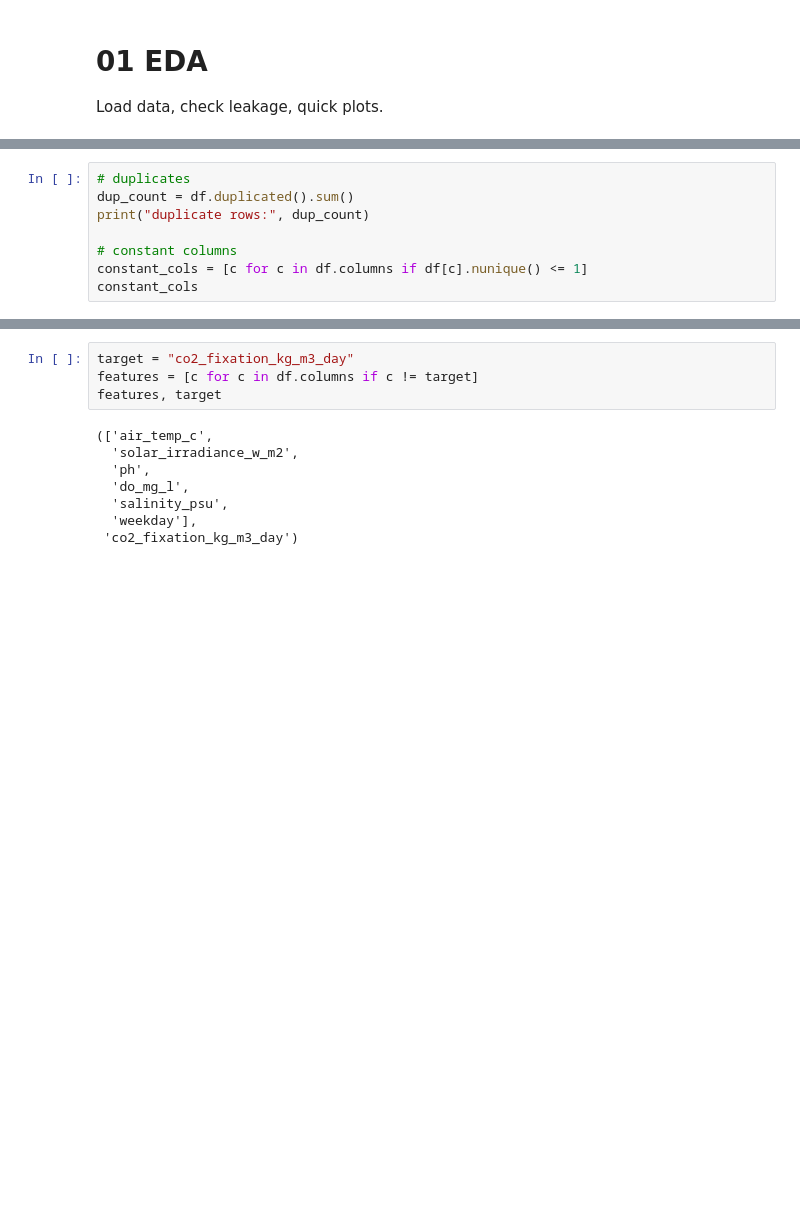
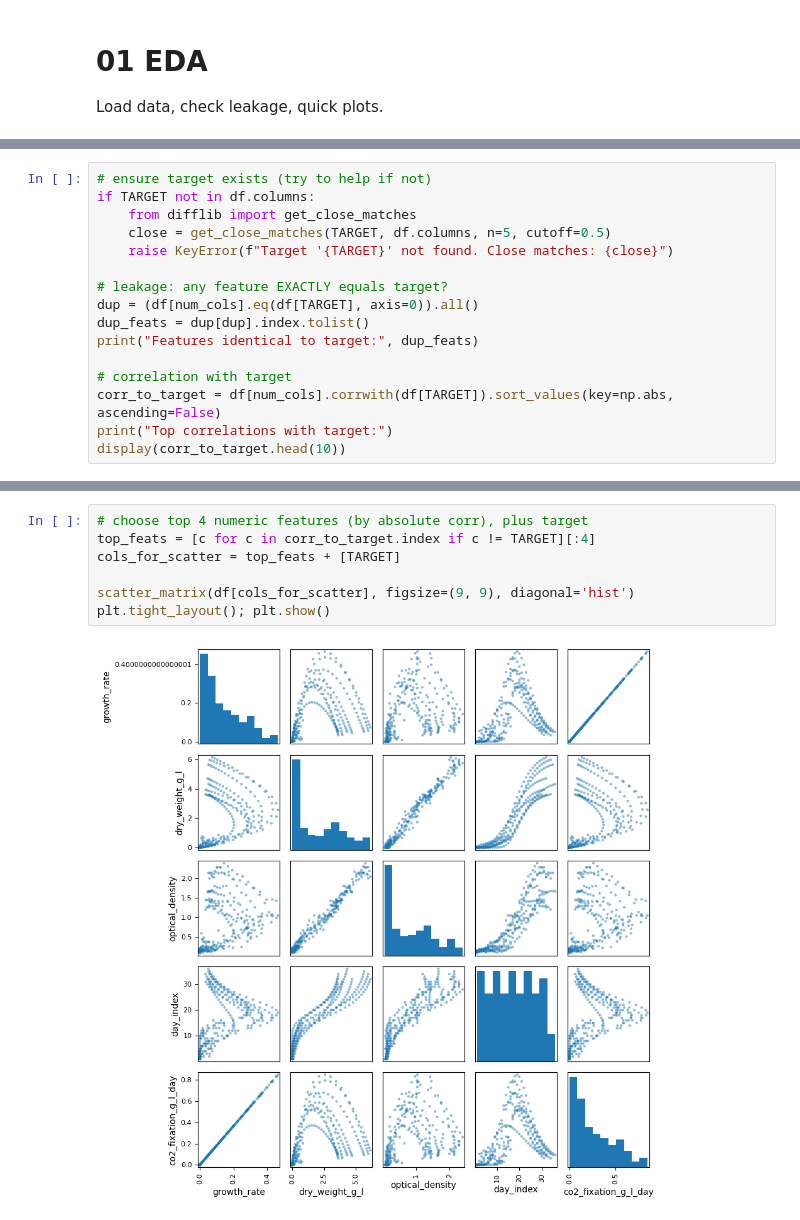
Before and after one commit to ghiffarin/carbon-fixation-ml-starter, a Jupyter notebook: notebooks/01_eda.ipynb, the cells around one changed output, grey strips where cells are left out. Saved outputs shown, nothing was run; the diff lists cells and outputs as text; blank space fills up the shorter version.

```diff
--- a/notebooks/01_eda.ipynb
+++ b/notebooks/01_eda.ipynb
@@ -81,9 +164,17 @@ dtype: int64
 # %%
-# duplicates
-dup_count = df.duplicated().sum()
-print("duplicate rows:", dup_count)
+# ensure target exists (try to help if not)
+if TARGET not in df.columns:
+    from difflib import get_close_matches
+    close = get_close_matches(TARGET, df.columns, n=5, cutoff=0.5)
+    raise KeyError(f"Target '{TARGET}' not found. Close matches: {close}")
 
-# constant columns
-constant_cols = [c for c in df.columns if df[c].nunique() <= 1]
-constant_cols
+# leakage: any feature EXACTLY equals target?
+dup = (df[num_cols].eq(df[TARGET], axis=0)).all()
+dup_feats = dup[dup].index.tolist()
+print("Features identical to target:", dup_feats)
+
+# correlation with target
+corr_to_target = df[num_cols].corrwith(df[TARGET]).sort_values(key=np.abs, ascending=False)
+print("Top correlations with target:")
+display(corr_to_target.head(10))
 # %% [output]
@@ -92,13 +194,10 @@ duplicate rows: 0
 # %%
-target = "co2_fixation_kg_m3_day"
-features = [c for c in df.columns if c != target]
-features, target
+# choose top 4 numeric features (by absolute corr), plus target
+top_feats = [c for c in corr_to_target.index if c != TARGET][:4]
+cols_for_scatter = top_feats + [TARGET]
+
+scatter_matrix(df[cols_for_scatter], figsize=(9, 9), diagonal='hist')
+plt.tight_layout(); plt.show()
 # %% [output]
-(['air_temp_c',
-  'solar_irradiance_w_m2',
-  'ph',
-  'do_mg_l',
-  'salinity_psu',
-  'weekday'],
- 'co2_fixation_kg_m3_day')
+[figure, added]
 # %%
```
Also changed, not shown: parts of 14 cells of this notebook, 6 other files.
